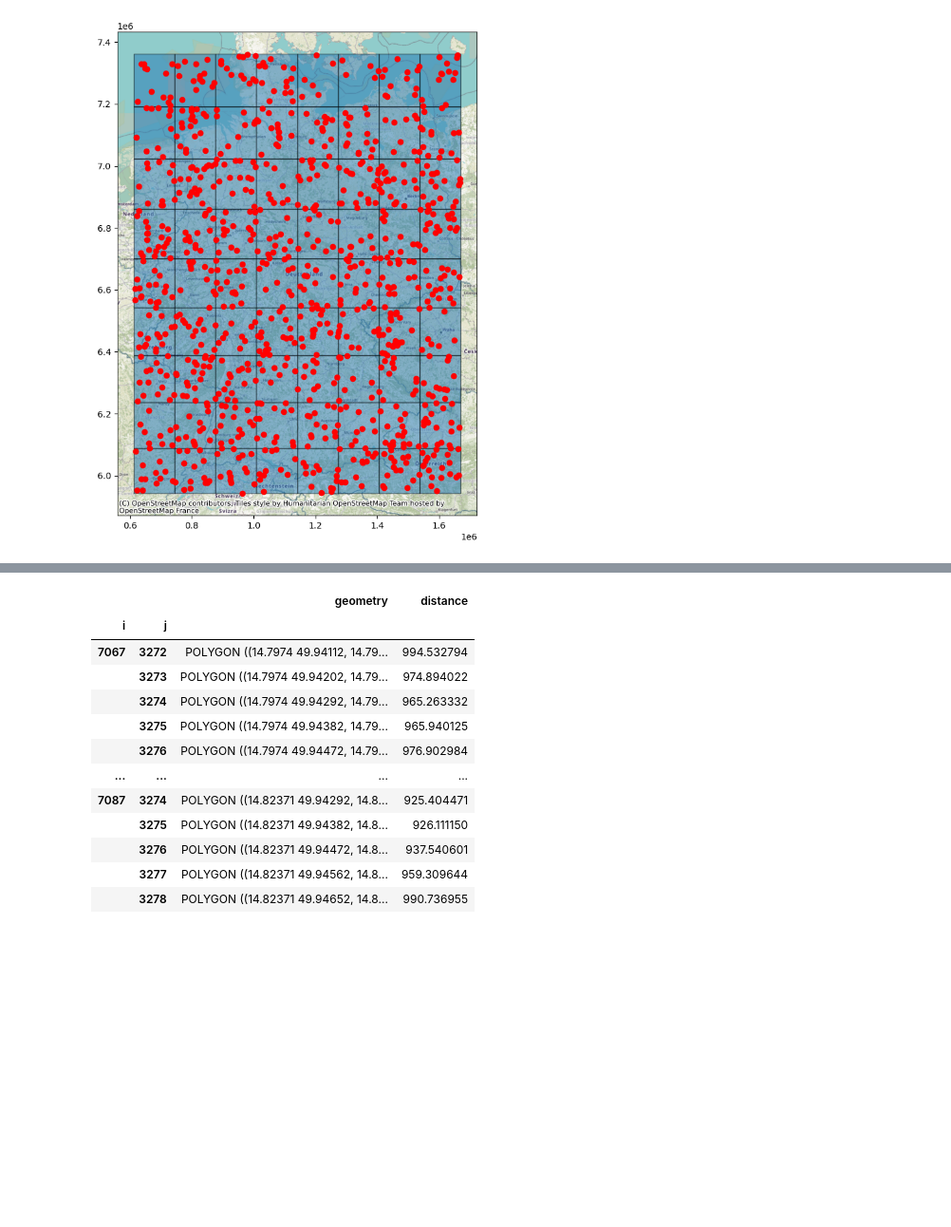
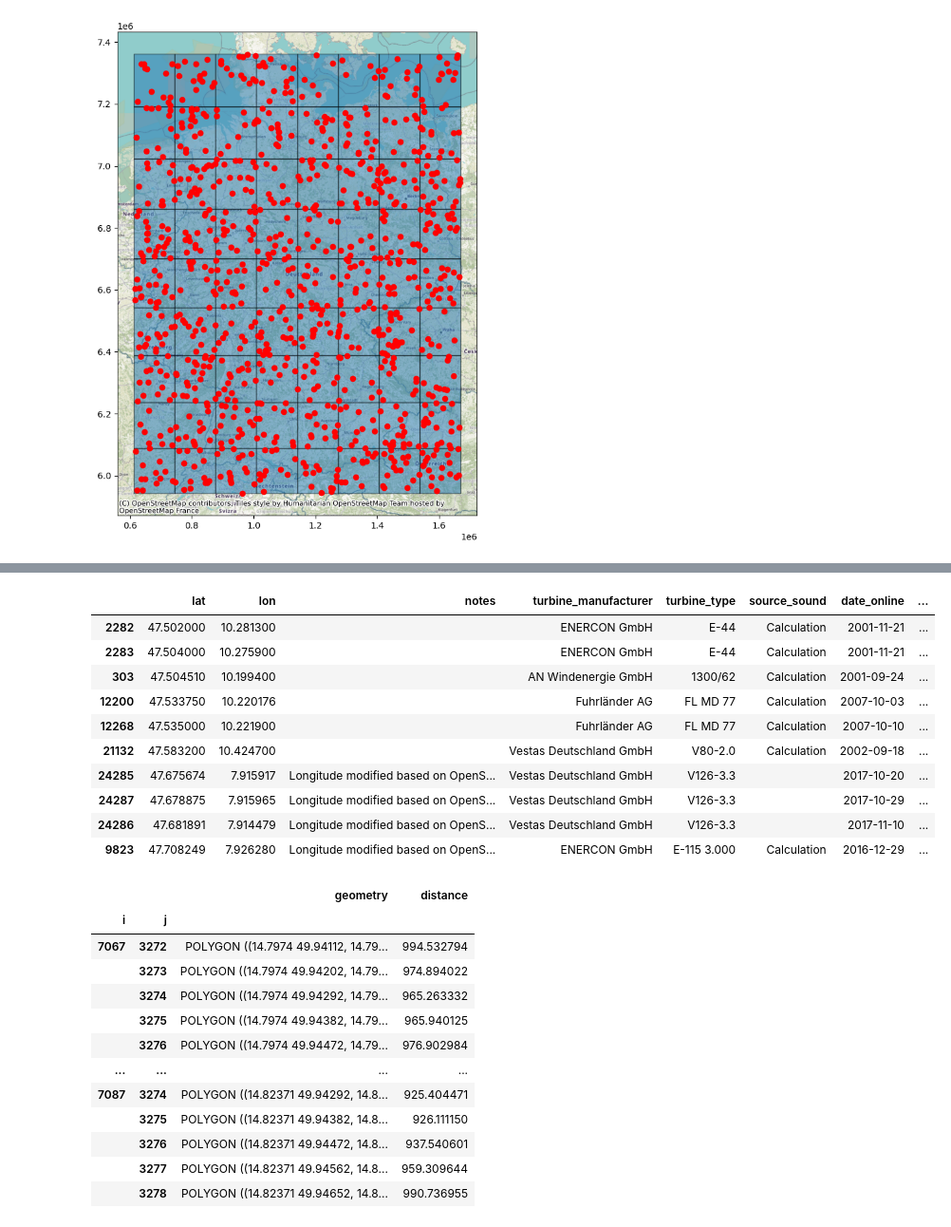
Before and after one commit to rab1tt/geodata, a Jupyter notebook: Geodata.ipynb, the cells around one changed output, grey strips where cells are left out. Shown at 95% size. Saved outputs shown, nothing was run; the diff lists cells and outputs as text; code cells hidden in the pictures; blank space fills up the shorter version.

```diff
--- a/Geodata.ipynb
+++ b/Geodata.ipynb
@@ -42,13 +36,12 @@ dynamic_grid = geodesy.DynamicGrid(min_latitude, min_longitude, max_latitude, ma
 # %% [output]
 722088.8041336566
 # %%
+
 power_plants = xarray.open_dataset('WEA.nc').to_dataframe().set_index(['lat', 'lon']).reset_index()
-
-
 power_plants['sound_emission'] = power_plants['max_sound_power_level'] - 11.
 power_plants['date_online'] = pandas.to_datetime(power_plants['date_online'], format='%Y-%m-%d')
 power_plants['age'] = ((today - power_plants['date_online']) / numpy.timedelta64(1, 'D')).astype(int)
-power_plants['age_years'] = numpy.round(df['age']/365, 1)
+power_plants['age_years'] = numpy.round(power_plants['age']/365, 1)
 power_plants['r_max'] = power_plants.sound_emission.apply(lambda _: calc_R_from_SPL(_, 30.))
 geometry = [geometry.Point(x,y) for x, y in zip(power_plants['lon'], power_plants['lat'])]
 power_plants = geopandas.GeoDataFrame(power_plants, geometry=geometry, crs="epsg:4326")
@@ -99,3 +86,17 @@ Wall time: 1min 57s
+# %%
+power_plants.head(10)
+# %% [output]
+|  | lat | lon | notes | turbine_manufacturer | turbine_type | source_sound | date_online | ... |
+| 2282 | 47.502000 | 10.281300 |  | ENERCON GmbH | E-44 | Calculation | 2001-11-21 | ... |
+| 2283 | 47.504000 | 10.275900 |  | ENERCON GmbH | E-44 | Calculation | 2001-11-21 | ... |
+| 303 | 47.504510 | 10.199400 |  | AN Windenergie GmbH | 1300/62 | Calculation | 2001-09-24 | ... |
+| 12200 | 47.533750 | 10.220176 |  | Fuhrländer AG | FL MD 77 | Calculation | 2007-10-03 | ... |
+| 12268 | 47.535000 | 10.221900 |  | Fuhrländer AG | FL MD 77 | Calculation | 2007-10-10 | ... |
+| 21132 | 47.583200 | 10.424700 |  | Vestas Deutschland GmbH | V80-2.0 | Calculation | 2002-09-18 | ... |
+| 24285 | 47.675674 | 7.915917 | Longitude modified based on OpenS... | Vestas Deutschland GmbH | V126-3.3 |  | 2017-10-20 | ... |
+| 24287 | 47.678875 | 7.915965 | Longitude modified based on OpenS... | Vestas Deutschland GmbH | V126-3.3 |  | 2017-10-29 | ... |
+| 24286 | 47.681891 | 7.914479 | Longitude modified based on OpenS... | Vestas Deutschland GmbH | V126-3.3 |  | 2017-11-10 | ... |
+| 9823 | 47.708249 | 7.926280 | Longitude modified based on OpenS... | ENERCON GmbH | E-115 3.000 | Calculation | 2016-12-29 | ... |
 # %%
 frame = pandas.read_csv('dump.csv', names=["i", "j", "distance"])
 # %%
```
Also changed, not shown: parts of 4 cells of this notebook.
